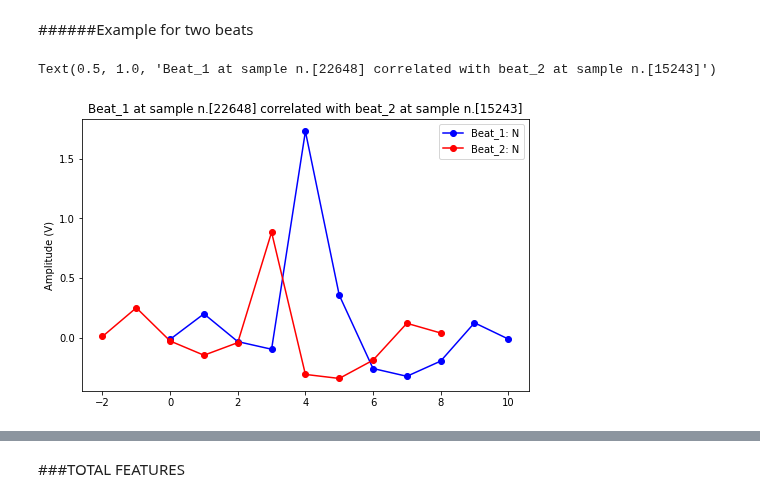
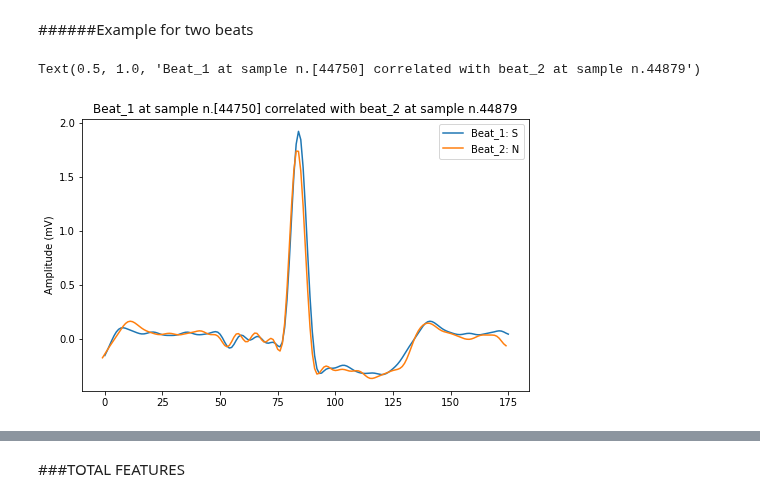
Before and after one commit to alice202122/AI_PROJECT, a Jupyter notebook: Copia_di_AI_Assignment.ipynb, the cells around one changed output, grey strips where cells are left out. Saved outputs shown, nothing was run; the diff lists cells and outputs as text; code cells hidden in the pictures.

```diff
--- a/Copia_di_AI_Assignment.ipynb
+++ b/Copia_di_AI_Assignment.ipynb
@@ -950,4 +987,4 @@ CORR = pd.DataFrame(CORR, columns=[ 'Patient', 'Beat Loc.', 'Beat Ann.', 'Templa
 # %%
-#path = '/gdrive/MyDrive/AI_Assignment/'
-#CORR = pd.read_pickle(path+'CORR')
-#CORR
+path = '/gdrive/MyDrive/AI_Assignment/'
+CORR = pd.read_pickle(path+'CORR')
+CORR
@@ -954,31 +1005,30 @@ CORR = pd.DataFrame(CORR, columns=[ 'Patient', 'Beat Loc.', 'Beat Ann.', 'Templa
 # %% [markdown]
 ######Example for two beats
 # %%
-idxk = 0
-n_beat = 0
-
-CORR['Beat Loc.'][idxk]
-CORR['Template Beats Loc.'][idxk][n_beat]
-CORR['Shift corr. I lead'][idxk][n_beat]
+idxk = 138
+n_beat = 1
 
 patient = 0       # patient S001_128 (S001_250)
 column = 1        # Rpks, anns, time and ECGs are stored in the second column in tot_beats matrix
 beat_rpk = 0      # beat R peak location is stored in the first column
 ann = 1
-ECG_Ilead = 27     # ECG I =27, ECGII_lead =52
+ECG_Ilead = 3     # ECG I =3, ECGII_lead =6
 
 for idx in range(len(tot_beats[patient][column])):
   if (tot_beats[patient][column][idx][beat_rpk] == CORR['Beat Loc.'][idxk]):
     beat1 = tot_beats[patient][column][idx][ECG_Ilead]
     time = np.arange(0, len(beat1), 1)
-  elif (tot_beats[patient][column][idx][beat_rpk] == CORR['Template Beats Loc.'][idxk][n_beat]):
+  elif (tot_beats[patient][column][idx][beat_rpk] == CORR['Template Beats Loc.'][idxk][0][n_beat]):
     beat2 = tot_beats[patient][column][idx][ECG_Ilead]
 
-plt.plot(beat1, color='b', marker='o', label = 'Beat_1: %s' %CORR['Beat Ann.'][idxk])
-plt.plot(time+CORR['Shift corr. I lead'][idxk][n_beat], beat2, color='r', marker='o', label = 'Beat_2: %s' %tot_beats[patient][column][idx][ann])
+plt.plot(beat1, label = 'Beat_1: %s' %CORR['Beat Ann.'][idxk])
+if n_beat==0:
+  plt.plot(time+CORR['Corr1 Ilead'][idxk][0], beat2, label = 'Beat_2: %s' %tot_beats[patient][column][idx][ann])
+elif n_beat==1:
+  plt.plot(time+CORR['Corr2 Ilead'][idxk][0], beat2, label = 'Beat_2: %s' %tot_beats[patient][column][idx][ann])
 plt.legend()
-plt.ylabel('Amplitude (V)')
-plt.title('Beat_1 at sample n.[' +str(CORR['Beat Loc.'][idxk])+ '] correlated with beat_2 at sample n.' +str(CORR['Template Beats Loc.'][idxk][n_beat]) )
+plt.ylabel('Amplitude (mV)')
+plt.title('Beat_1 at sample n.[' +str(CORR['Beat Loc.'][idxk])+ '] correlated with beat_2 at sample n.' +str(CORR['Template Beats Loc.'][idxk][0][n_beat]) )
 # %% [output]
-Text(0.5, 1.0, 'Beat_1 at sample n.[22648] correlated with beat_2 at sample n.[15243]')
+Text(0.5, 1.0, 'Beat_1 at sample n.[44750] correlated with beat_2 at sample n.44879')
-[figure, old version]
+[figure, new version]
```
Also changed, not shown: parts of 24 cells of this notebook.
